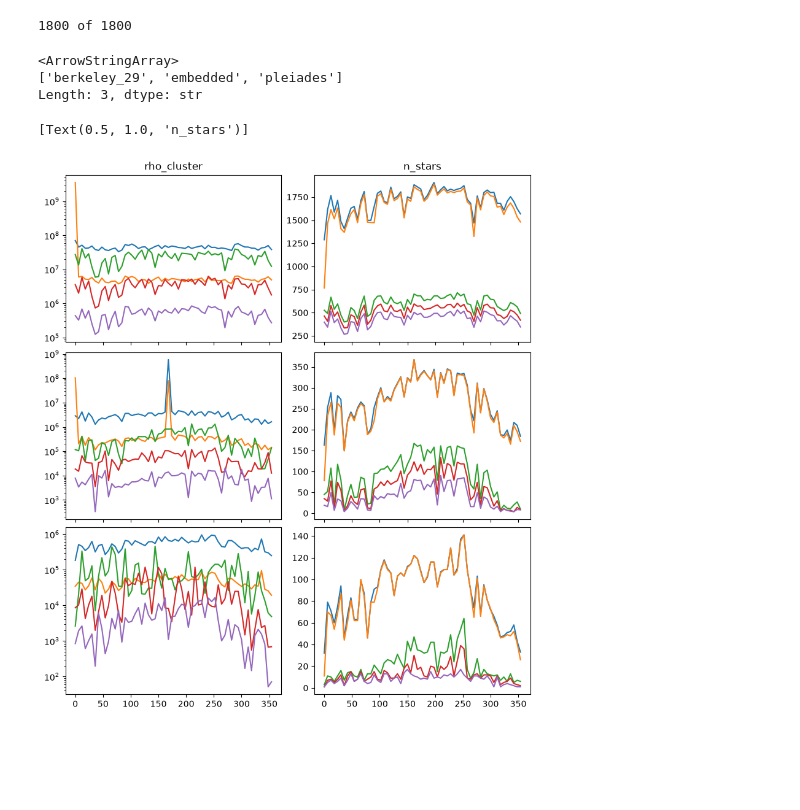
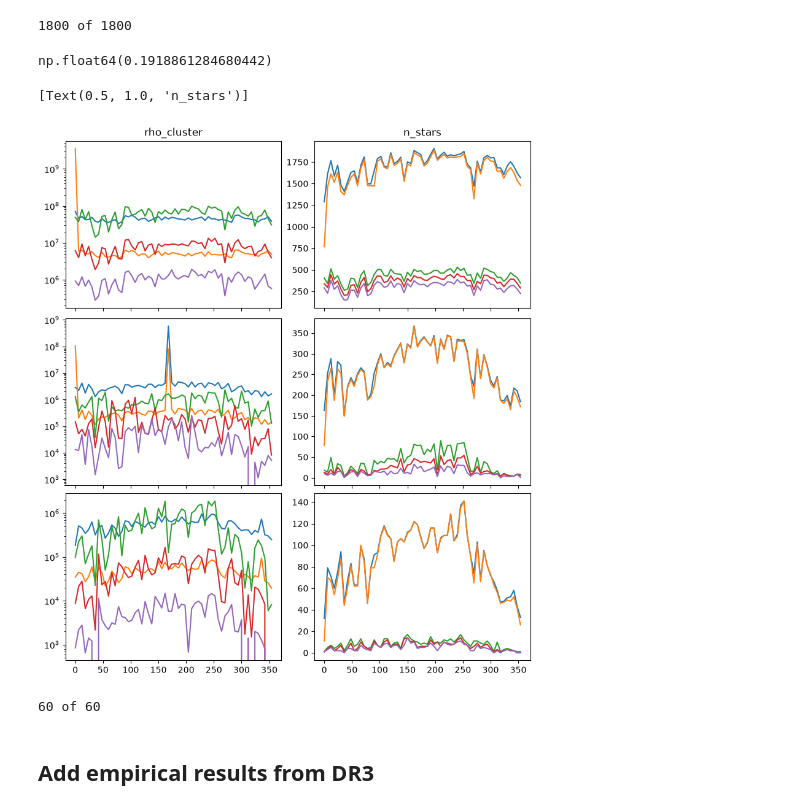
Before and after one commit to emilyhunt/gaianir-open-clusters, a Jupyter notebook: prototypes/selection/selection.ipynb, the cells around one changed output. Drawn from its saved outputs; the diff is of its cells as text; code cells hidden in the pictures; blank space fills up the shorter version.

```diff
--- a/prototypes/selection/selection.ipynb
+++ b/prototypes/selection/selection.ipynb
@@ -112,9 +214,9 @@ simulated_clusters = pd.read_parquet(RESULTS_DIRECTORY / "simulated_clusters.par
 magnitude_limits = {
     "gaianir-l": {"band": "gaianir_n", "limit": 20},
     "gaianir-m": {"band": "gaianir_n", "limit": 20},
-    "gaia_dr5": {"band": "g_effective_gaia", "limit": 20},
-    "gaia_dr4": {"band": "g_effective_gaia", "limit": 19.5},
-    "gaia_dr3": {"band": "g_effective_gaia", "limit": 19},
+    "gaia_dr5": {"band": "g_effective_gaia", "limit": 19},
+    "gaia_dr4": {"band": "g_effective_gaia", "limit": 18.5},
+    "gaia_dr3": {"band": "g_effective_gaia", "limit": 18},
 }
 # %%
 cluster_density_df = {}
@@ -126,41 +228,46 @@ for i_row, a_row in simulated_clusters.iterrows():
 cluster_density_df = pd.DataFrame.from_dict(cluster_density_df, orient="index")
 # %% [output]
 1800 of 1800
+# %%
+good_members = members.loc[members['g_effective_gaia'] < 20]
+(
+    np.nanmedian(good_members["parallax_error_gaia_dr4"])
+    * np.nanmedian(good_members["pmra_error_gaia_dr4"])
+    / 1.03
+    * np.nanmedian(good_members["pmra_error_gaia_dr4"])
+    / 0.89
+) ** (1 / 3)
+# %% [output]
+np.float64(0.1918861284680442)
 # %%
-simulated_clusters = simulated_clusters.join(cluster_density_df)
+simulated_clusters_with_density = simulated_clusters.join(cluster_density_df)
-# %%
-simulated_clusters['cluster'].unique()
-# %% [output]
-<ArrowStringArray>
-['berkeley_29', 'embedded', 'pleiades']
-Length: 3, dtype: str
 # %%
 cluster = "berkeley_29"
 distances = [2000, 10000, 20000]
 
 fig, ax = plt.subplots(
     nrows=len(distances),
     ncols=2,
     figsize=(8, 3 * len(distances)),
     layout="constrained",
     sharex=True,
 )
 
 for an_ax, distance in zip(ax, distances):
-    subsample = simulated_clusters.query(
+    subsample = simulated_clusters_with_density.query(
         f"cluster=='{cluster}' and distance=={distance}"
     )
     for a_mission in magnitude_limits:
         an_ax[0].plot(
             subsample["l"], subsample[f"rho_cluster_{a_mission}"], label=a_mission
         )
         an_ax[1].plot(subsample["l"], subsample[f"n_stars_{a_mission}"])
 
     an_ax[0].set(yscale="log")
     # an_ax[1].set(yscale="log")
 
 ax[0, 0].set(title="rho_cluster")
 ax[0, 1].set(title="n_stars")
 # %% [output]
 [Text(0.5, 1.0, 'n_stars')]
-[figure, old version]
+[figure, new version]
@@ -166,0 +280,31 @@ ax[0, 1].set(title="n_stars")
+# %%
+region_density_df = []
+paths = unique_locations["path_region"].unique()
+for i, short_path_region in enumerate(paths):
+    print(f"\r{i + 1} of {len(paths)}", end="")
+
+    valid_clusters = unique_locations.query(f"path_region=='{short_path_region}'")
+
+    path_region = RESULTS_DIRECTORY / short_path_region
+    path_metadata = path_region.parent / (path_region.stem + "_metadata.pickle")
+    region = pd.read_parquet(path_region)
+    region = add_gaia_dr3_uncertainties_based_on_sampling(region)
+
+    with open(RESULTS_DIRECTORY / path_metadata, "rb") as file:
+        region_area = pickle.load(file)["area"]
+
+    region_density_df.append(
+        measure_region_density(
+            valid_clusters,
+            region,
+            region_area,
+            magnitude_limits,
+            minimum_stars_in_sample=10,
+        )
+    )
+
+region_density_df = pd.concat(region_density_df, ignore_index=True).drop(
+    columns=["path_region", "parallax"]
+)
+# %% [output]
+60 of 60
@@ -166,0 +315,2 @@ ax[0, 1].set(title="n_stars")
+# %% [markdown]
+## Add empirical results from DR3
```
Also changed, not shown: parts of 35 cells of this notebook, 1 other file.
